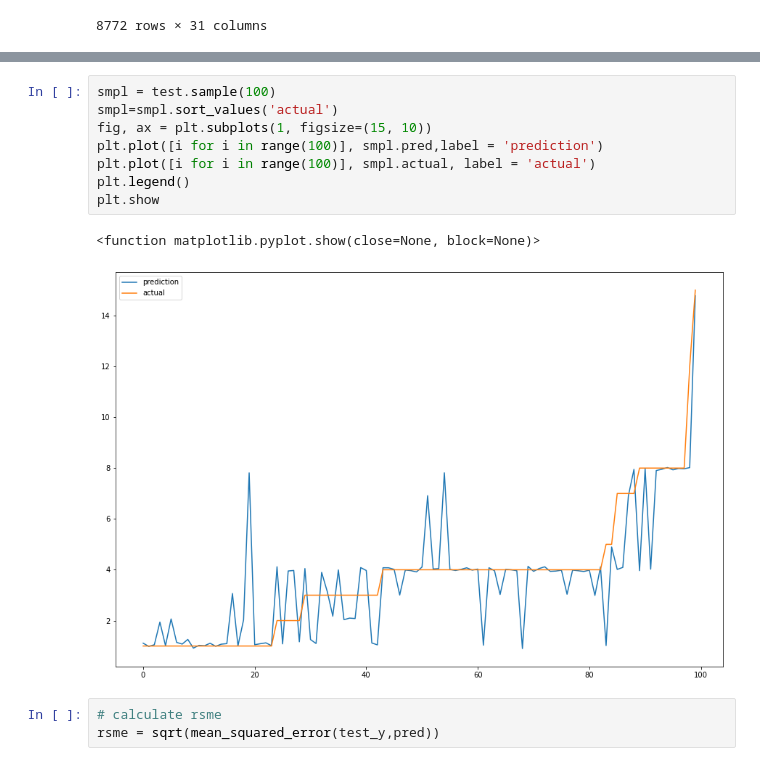
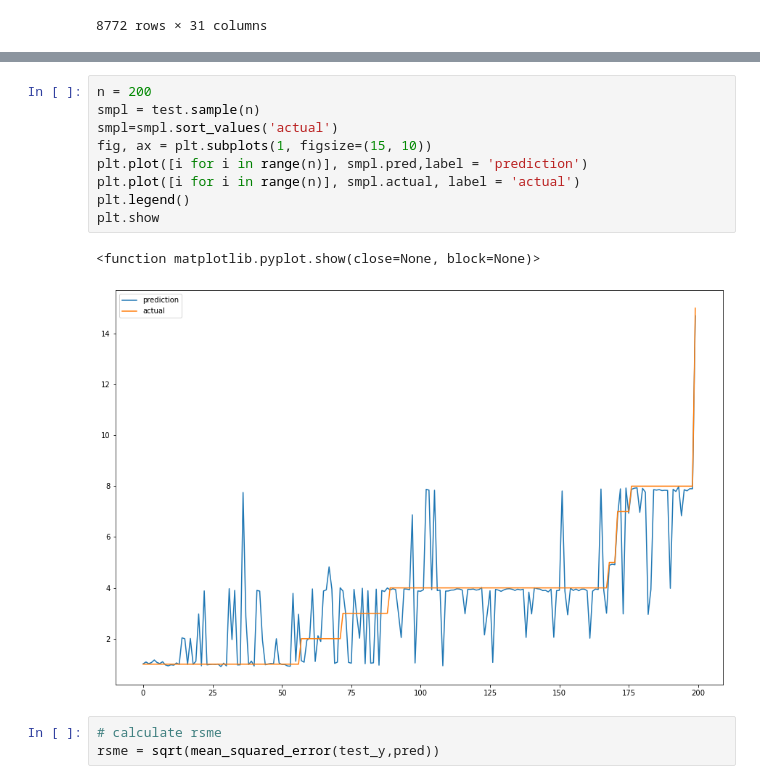
Before and after one commit to yassdenn/WeatherPrediction, a Jupyter notebook: 3_predictionModel.ipynb, the cells around one changed output, grey strips where cells are left out. Saved outputs shown, nothing was run; the diff lists cells and outputs as text.

```diff
--- a/3_predictionModel.ipynb
+++ b/3_predictionModel.ipynb
@@ -535,14 +531,15 @@ test.sample(20)
 # %%
-smpl = test.sample(100)
+n = 200
+smpl = test.sample(n)
 smpl=smpl.sort_values('actual')
 fig, ax = plt.subplots(1, figsize=(15, 10))
-plt.plot([i for i in range(100)], smpl.pred,label = 'prediction')
-plt.plot([i for i in range(100)], smpl.actual, label = 'actual')
+plt.plot([i for i in range(n)], smpl.pred,label = 'prediction')
+plt.plot([i for i in range(n)], smpl.actual, label = 'actual')
 plt.legend()
 plt.show
 # %% [output]
 <function matplotlib.pyplot.show(close=None, block=None)>
-[figure, old version]
+[figure, new version]
 # %%
 # calculate rsme
 rsme = sqrt(mean_squared_error(test_y,pred))
```
Also changed, not shown: parts of 12 cells of this notebook, 2 other files.
